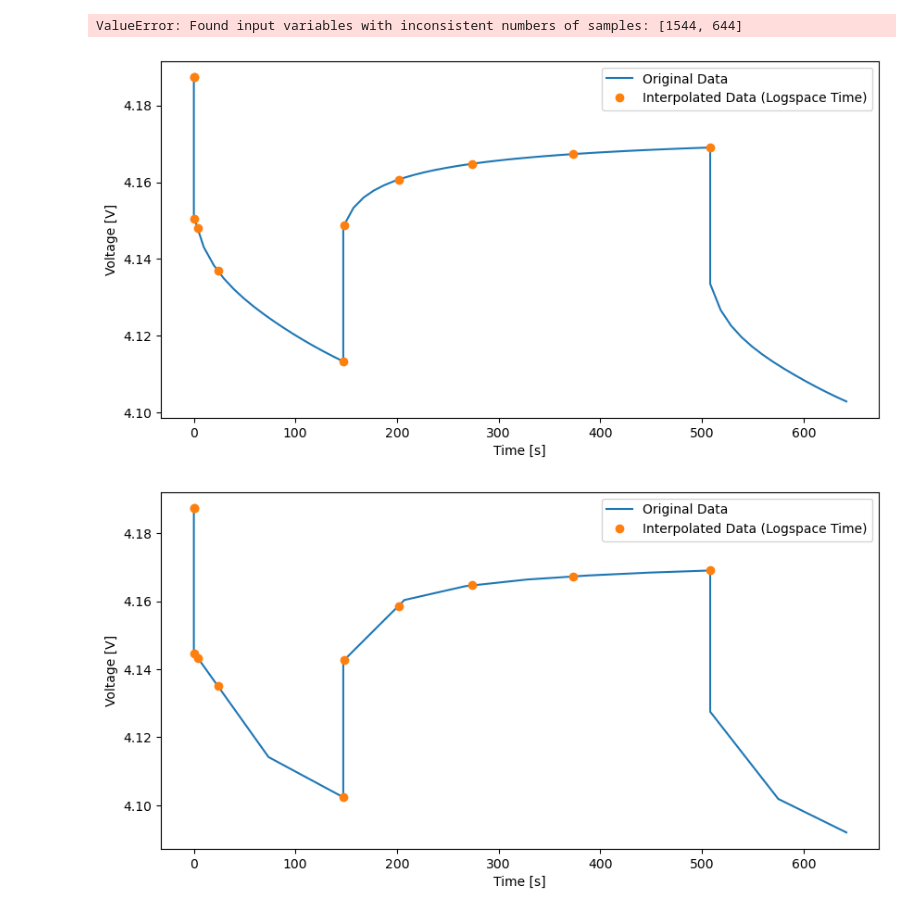
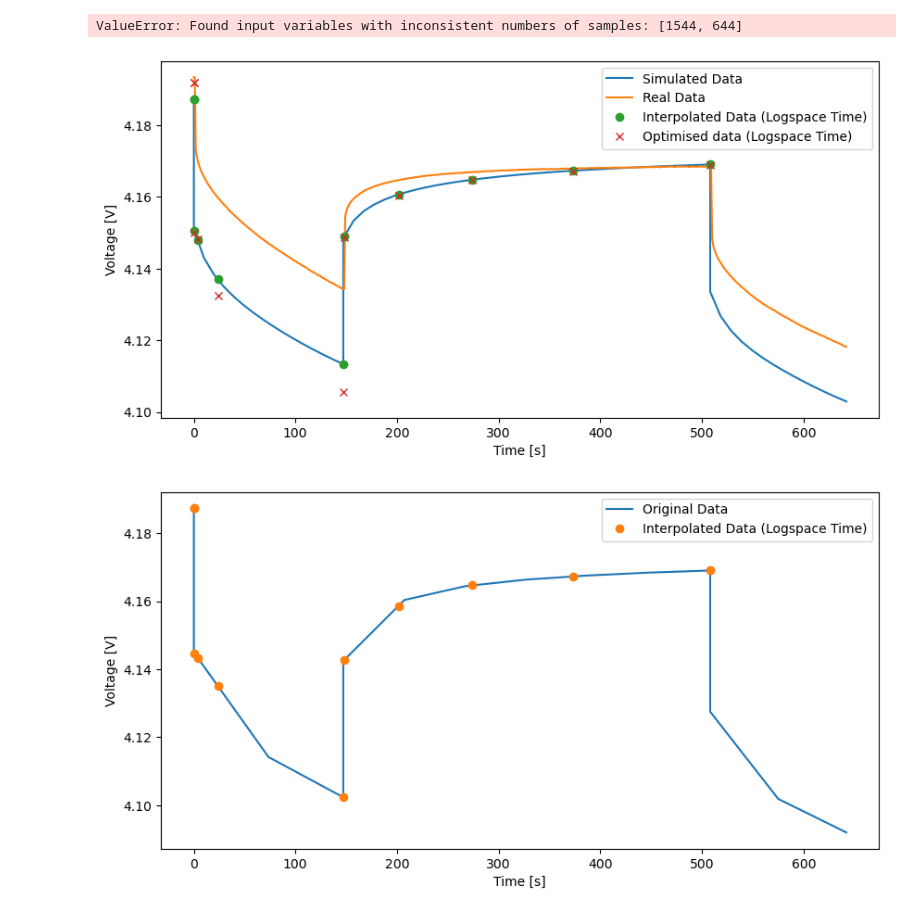
Before and after one commit to JerryOu10124/MA, a Jupyter notebook: test.ipynb, the cells around one changed output. Drawn from its saved outputs; the diff is of its cells as text; code cells hidden in the pictures.

```diff
--- a/test.ipynb
+++ b/test.ipynb
@@ -72,17 +72,27 @@ mse = mean_squared_error(voltage_ex, voltage_new)
 print(f'MSE: {mse}')
 # %% [output]
 ValueError: Found input variables with inconsistent numbers of samples: [1544, 644]
+# %%
+df_opt= pd.read_csv('data_opt.csv')
+time_opt = df_opt['Time [s]']
+voltage_opt =df_opt['Voltage [V]']
+# %%
+df_ex = pd.read_csv('data/data_ex.csv')
+time_ex = df_ex['Testtime [s]']
+voltage_ex = df_ex['Voltage[V]']
 # %%
 # Visualization results
 plt.figure(figsize=(10, 5))
-plt.plot(time, voltage, label='Original Data')
+plt.plot(time, voltage, label='Simulated Data')
+plt.plot(time_ex, voltage_ex, label='Real Data')
 plt.plot(x, voltage_interp, 'o', label='Interpolated Data (Logspace Time)')
+plt.plot(time_opt, voltage_opt, 'x', label='Optimised data (Logspace Time)')
 plt.xlabel('Time [s]')
 plt.ylabel('Voltage [V]')
 plt.legend()
 plt.show()
 # %% [output]
-[figure, old version]
+[figure, new version]
 # %%
 # Visualization results
 plt.figure(figsize=(10, 5))
```
Also changed, not shown: 10 other files.
